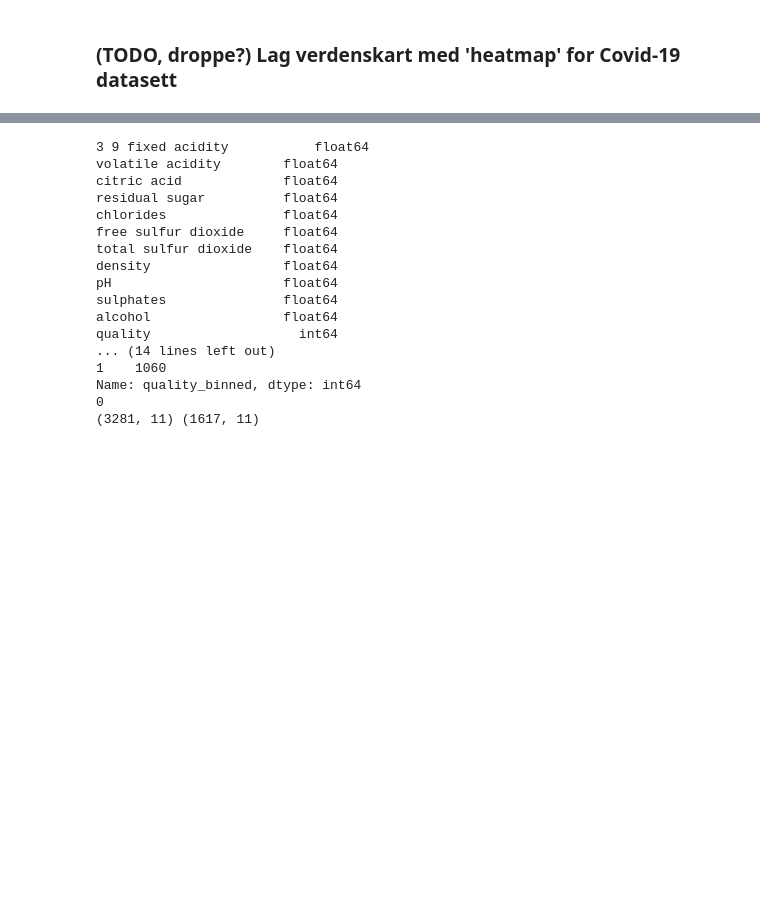
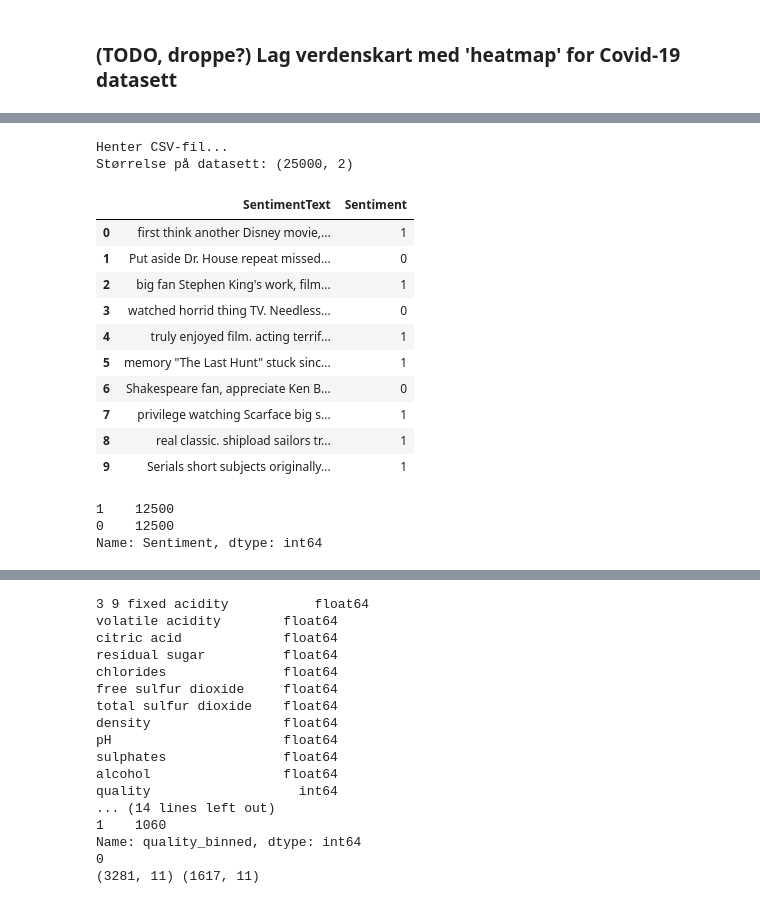
Before and after one commit to datadeling/poc_oss, a Jupyter notebook: notebooks/DataFabrikken_2_0_Demo.ipynb, the cells around one changed output, grey strips where cells are left out. Saved outputs shown, nothing was run; the diff lists cells and outputs as text; code cells hidden in the pictures; blank space fills up the shorter version.

```diff
--- a/notebooks/DataFabrikken_2_0_Demo.ipynb
+++ b/notebooks/DataFabrikken_2_0_Demo.ipynb
@@ -620,0 +660,30 @@ df_iso_codes.head()
+# %%
+# Movie reviews
+
+# TODO, try others?
+# https://github.com/nas5w/imdb-data
+# https://github.com/maazh/IMDB-Movie-Dataset-Analysis/blob/master/tmdb-movies.csv
+
+df_movies = dl.get_data('MovieReviews/moviereviews.csv')
+print('Størrelse på datasett:', df_movies.shape)
+df_movies.head(n=10)
+# %% [output]
+Henter CSV-fil...
+Størrelse på datasett: (25000, 2)
+|  | SentimentText | Sentiment |
+| 0 | first think another Disney movie,... | 1 |
+| 1 | Put aside Dr. House repeat missed... | 0 |
+| 2 | big fan Stephen King's work, film... | 1 |
+| 3 | watched horrid thing TV. Needless... | 0 |
+| 4 | truly enjoyed film. acting terrif... | 1 |
+| 5 | memory "The Last Hunt" stuck sinc... | 1 |
+| 6 | Shakespeare fan, appreciate Ken B... | 0 |
+| 7 | privilege watching Scarface big s... | 1 |
+| 8 | real classic. shipload sailors tr... | 1 |
+| 9 | Serials short subjects originally... | 1 |
+# %%
+df_movies.Sentiment.value_counts() # Helt balansert target variabel
+# %% [output]
+1    12500
+0    12500
+Name: Sentiment, dtype: int64
```
Also changed, not shown: parts of 16 cells of this notebook.
